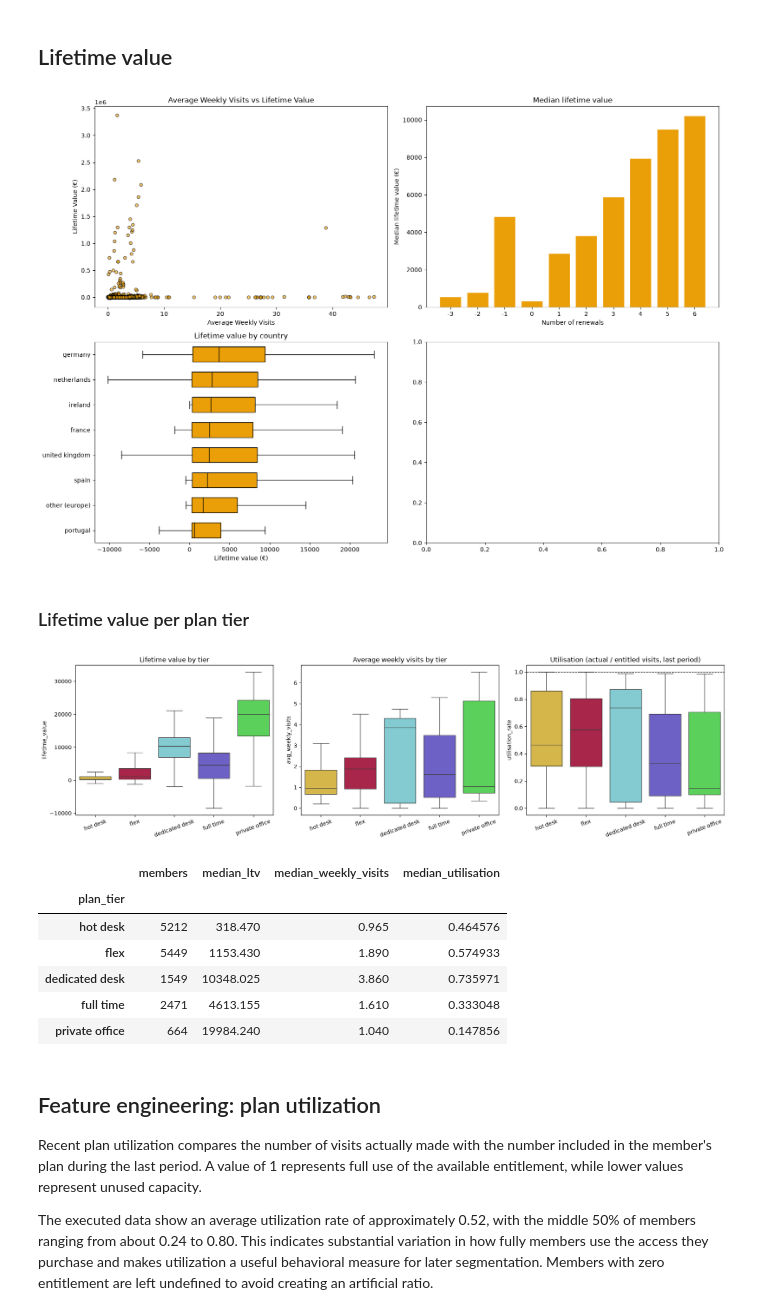
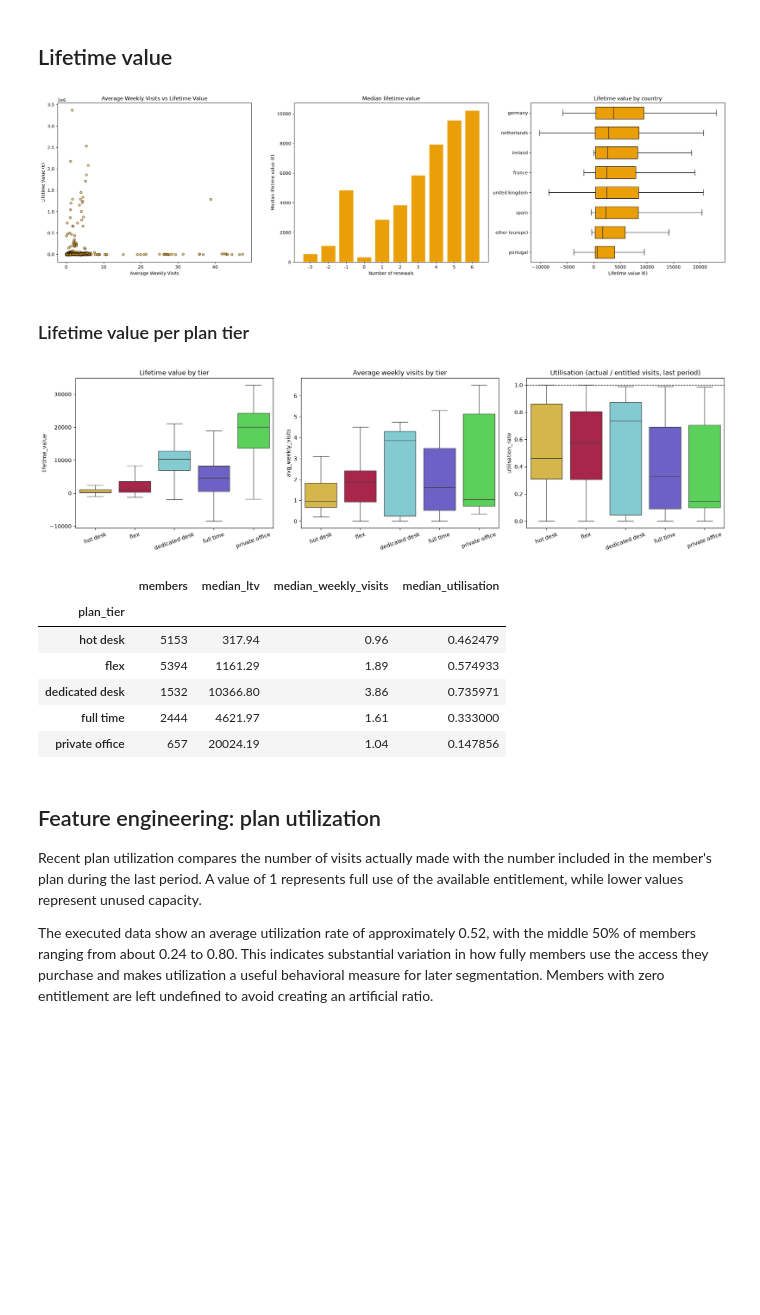
Before and after one commit to jfmenezes/Data-Mining-Project, a Jupyter notebook: Notebooks/DE_Graphs_adjusted.ipynb, the cells around one changed output. Drawn from its saved outputs; the diff is of its cells as text; code cells hidden in the pictures; blank space fills up the shorter version.

```diff
--- a/Notebooks/DE_Graphs_adjusted.ipynb
+++ b/Notebooks/DE_Graphs_adjusted.ipynb
@@ -278,5 +261,3 @@ dtype: int64
-# %%
-acdc_dataset['age'] = acdc_dataset['age'].astype(float) #changing age type
 # %% [markdown]
 ### Gender
 # %%
@@ -494,2 +469,0 @@ Length: 6, dtype: str
-# %%
-acdc_dataset['avg_weekly_visits'] = acdc_dataset['avg_weekly_visits'].astype(float)
@@ -498,2 +469,0 @@ acdc_dataset['avg_weekly_visits'] = acdc_dataset['avg_weekly_visits'].astype(flo
-# %%
-acdc_dataset['entitled_visits_last_period'] = acdc_dataset['entitled_visits_last_period'].astype(float)
@@ -502,9 +470,3 @@ acdc_dataset['entitled_visits_last_period'] = acdc_dataset['entitled_visits_last
-# %%
-acdc_dataset['meeting_room_hours'] = acdc_dataset['meeting_room_hours'].astype(float)
-
-acdc_dataset['event_space_hours'] = acdc_dataset['event_space_hours'].astype(float)
-
-acdc_dataset['guest_passes_issued'] = acdc_dataset['guest_passes_issued'].astype(float)
 # %% [markdown]
 ### Uses_print
 # %%
@@ -602,13 +564,10 @@ Average weekly visits captures the regular intensity of workspace use and is mor
 # %% [markdown]
 ## Lifetime value
 # %%
-d = acdc_dataset.copy()
+fig, axes = plt.subplots(1, 3, figsize=(22, 6))
 
 
-fig, axes = plt.subplots(2, 2, figsize=(16, 11))
-
-
-ax = axes[0, 0]
+ax = axes[0]
 value_activity = acdc_dataset[['avg_weekly_visits', 'lifetime_value']].dropna()
 ax.scatter(
     value_activity['avg_weekly_visits'],
@@ -623,49 +582,54 @@ ax.set_xlabel('Average Weekly Visits')
 ax.set_ylabel('Lifetime Value (€)')
 
 
-ax = axes[0, 1]
-med = d.groupby('n_renewals')['lifetime_value'].median()
+ax = axes[1]
+med = acdc_dataset.groupby('n_renewals')['lifetime_value'].median()
 ax.bar(
     med.index.astype(int).astype(str),
     med.values, color=Graph_Color[0],
     edgecolor=Edgecolor[1]
 )
 ax.set_xlabel('Number of renewals')
 ax.set_ylabel('Median lifetime value (€)')
 ax.set_title('Median lifetime value')
 
 
-ax = axes[1, 0]
-order = d.groupby('country')['lifetime_value'].median().sort_values().index
-data = [d.loc[d['country'] == c, 'lifetime_value'].dropna() for c in order]
+ax = axes[2]
+order = acdc_dataset.groupby('country')['lifetime_value'].median().sort_values().index
+data = [acdc_dataset.loc[acdc_dataset['country'] == c, 'lifetime_value'].dropna() for c in order]
 ax.boxplot(
     data,
     vert=False,
     showfliers=False,
     patch_artist=True,
     widths=0.6,
     boxprops=dict(facecolor=Graph_Color[0]),
     medianprops=dict(color='black')
 )
 ax.set_yticks(range(1, len(order) + 1))
 ax.set_yticklabels(order)
 ax.set_xlabel('Lifetime value (€)')
 ax.set_title('Lifetime value by country')
 
 plt.tight_layout()
 plt.show()
 # %% [output]
-[figure, old version]
+[figure, new version]
 # %% [markdown]
 ### Lifetime value per plan tier
 # %%
+acdc_dataset['visit_utilization_rate'] = np.where(
+    acdc_dataset['entitled_visits_last_period'] > 0,
+    acdc_dataset['actual_visits_last_period'] / acdc_dataset['entitled_visits_last_period'],
+    np.nan
+)
+
 fig, axes = plt.subplots(1, 3, figsize=(18, 5))
 sns.boxplot(data=acdc_dataset, x='plan_tier', y='lifetime_value', hue='plan_tier', legend=False, order=Tier_Order, palette=Tier_Color, ax=axes[0], showfliers=False)
 axes[0].set_title('Lifetime value by tier')
 sns.boxplot(data=acdc_dataset, x='plan_tier', y='avg_weekly_visits', hue='plan_tier', legend=False, order=Tier_Order, palette=Tier_Color, ax=axes[1], showfliers=False)
 axes[1].set_title('Average weekly visits by tier')
-util = acdc_dataset.actual_visits_last_period / acdc_dataset.entitled_visits_last_period.replace(0, np.nan)
-sns.boxplot(x=acdc_dataset.plan_tier, y=util.clip(upper=2), hue=acdc_dataset.plan_tier, legend=False, order=Tier_Order, palette=Tier_Color, ax=axes[2], showfliers=False)
+sns.boxplot(x=acdc_dataset.plan_tier, y=acdc_dataset.visit_utilization_rate, hue=acdc_dataset.plan_tier, legend=False, order=Tier_Order, palette=Tier_Color, ax=axes[2], showfliers=False)
 axes[2].axhline(1, color=Edgecolor[0], ls='--', lw=1)
 axes[2].set_title('Utilisation (actual / entitled visits, last period)')
 axes[2].set_ylabel('utilisation_rate')
@@ -679,17 +643,17 @@ acdc_dataset.groupby('plan_tier', observed=True).agg(
     members=('member_id', 'size'),
     median_ltv=('lifetime_value', 'median'),
     median_weekly_visits=('avg_weekly_visits', 'median'),
-    median_utilisation=('actual_visits_last_period', lambda s: (s / acdc_dataset.loc[s.index, 'entitled_visits_last_period'].replace(0, np.nan)).median()),
+    median_utilisation=('visit_utilization_rate', 'median'),
 ).reindex(Tier_Order)
 # %% [output]
 [figure]
 |  | members | median_ltv | median_weekly_visits | median_utilisation |
 | plan_tier |  |  |  |  |
-| hot desk | 5212 | 318.470 | 0.965 | 0.464576 |
-| flex | 5449 | 1153.430 | 1.890 | 0.574933 |
-| dedicated desk | 1549 | 10348.025 | 3.860 | 0.735971 |
-| full time | 2471 | 4613.155 | 1.610 | 0.333048 |
-| private office | 664 | 19984.240 | 1.040 | 0.147856 |
+| hot desk | 5153 | 317.94 | 0.96 | 0.462479 |
+| flex | 5394 | 1161.29 | 1.89 | 0.574933 |
+| dedicated desk | 1532 | 10366.80 | 3.86 | 0.735971 |
+| full time | 2444 | 4621.97 | 1.61 | 0.333000 |
+| private office | 657 | 20024.19 | 1.04 | 0.147856 |
 # %% [markdown]
 ## Feature engineering: plan utilization
 
```
Also changed, not shown: parts of 85 cells of this notebook.
